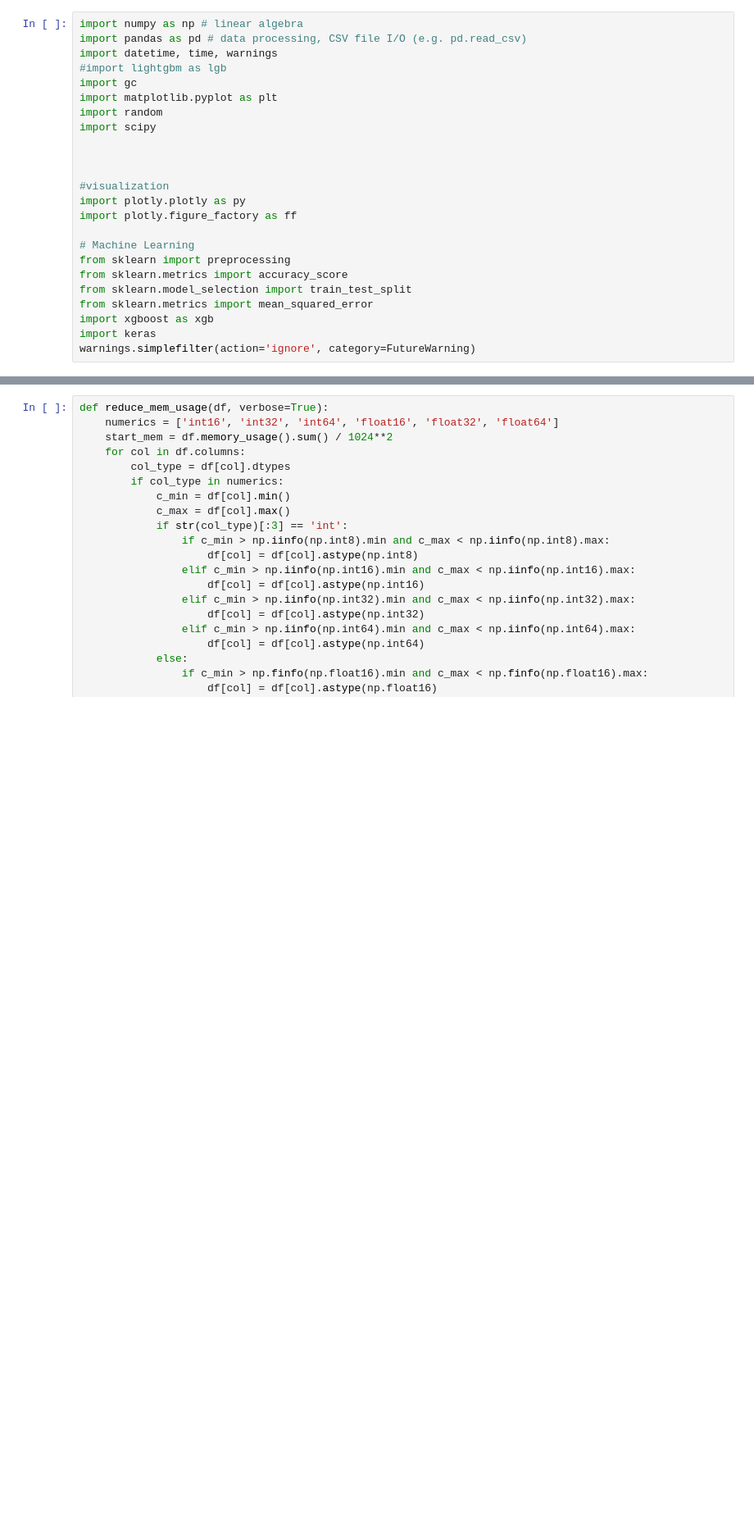
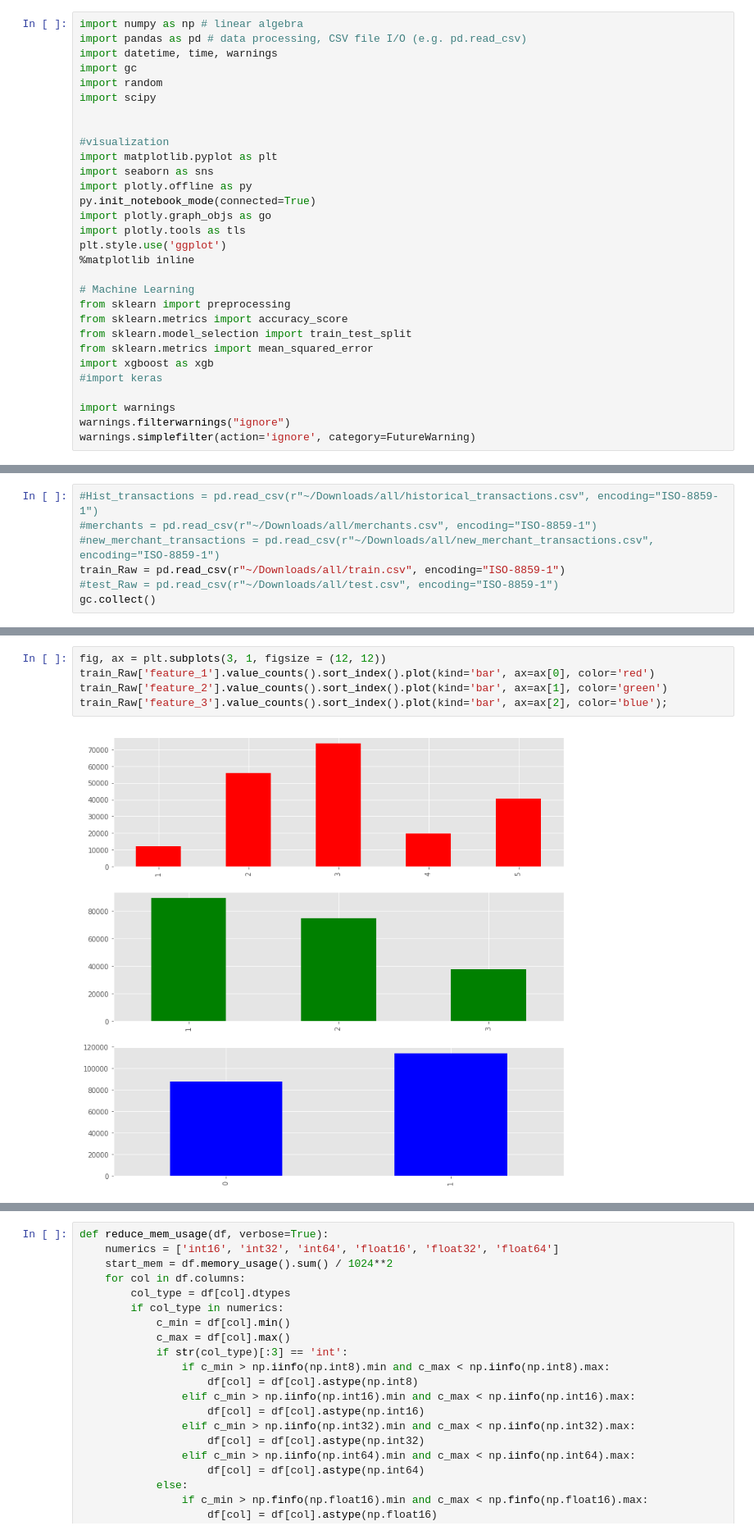
Before and after one commit to HariSurayagari/Merchant-Category-Recommendation, a Jupyter notebook: Elo Data Exploration.ipynb, the cells around one changed output, grey strips where cells are left out. Shown at 82% size. Cells and saved outputs as stored; diff of their text form; blank space fills up the shorter version.

```diff
--- a/Elo Data Exploration.ipynb
+++ b/Elo Data Exploration.ipynb
@@ -2,17 +37,20 @@
 import numpy as np # linear algebra
 import pandas as pd # data processing, CSV file I/O (e.g. pd.read_csv)
 import datetime, time, warnings
-#import lightgbm as lgb
 import gc
-import matplotlib.pyplot as plt
 import random
 import scipy
 
 
-
 #visualization
-import plotly.plotly as py
-import plotly.figure_factory as ff
+import matplotlib.pyplot as plt
+import seaborn as sns
+import plotly.offline as py
+py.init_notebook_mode(connected=True)
+import plotly.graph_objs as go
+import plotly.tools as tls
+plt.style.use('ggplot')
+%matplotlib inline
 
 # Machine Learning
 from sklearn import preprocessing
@@ -20,5 +58,8 @@ from sklearn.metrics import accuracy_score
 from sklearn.model_selection import train_test_split
 from sklearn.metrics import mean_squared_error
 import xgboost as xgb
-import keras
+#import keras
+
+import warnings
+warnings.filterwarnings("ignore")
 warnings.simplefilter(action='ignore', category=FutureWarning)
@@ -30,0 +93,7 @@ test_Raw = reduce_mem_usage(pd.read_csv(r"D:\Datasets\all\test.csv", encoding="I
+# %%
+#Hist_transactions = pd.read_csv(r"~/Downloads/all/historical_transactions.csv", encoding="ISO-8859-1")
+#merchants = pd.read_csv(r"~/Downloads/all/merchants.csv", encoding="ISO-8859-1")
+#new_merchant_transactions = pd.read_csv(r"~/Downloads/all/new_merchant_transactions.csv", encoding="ISO-8859-1")
+train_Raw = pd.read_csv(r"~/Downloads/all/train.csv", encoding="ISO-8859-1")
+#test_Raw = pd.read_csv(r"~/Downloads/all/test.csv", encoding="ISO-8859-1")
+gc.collect()
@@ -30,0 +286,7 @@ test_Raw = reduce_mem_usage(pd.read_csv(r"D:\Datasets\all\test.csv", encoding="I
+# %%
+fig, ax = plt.subplots(3, 1, figsize = (12, 12))
+train_Raw['feature_1'].value_counts().sort_index().plot(kind='bar', ax=ax[0], color='red')
+train_Raw['feature_2'].value_counts().sort_index().plot(kind='bar', ax=ax[1], color='green')
+train_Raw['feature_3'].value_counts().sort_index().plot(kind='bar', ax=ax[2], color='blue');
+# %% [output]
+[figure, added]
```
Also changed, not shown: parts of 79 cells of this notebook, 2 other files.
